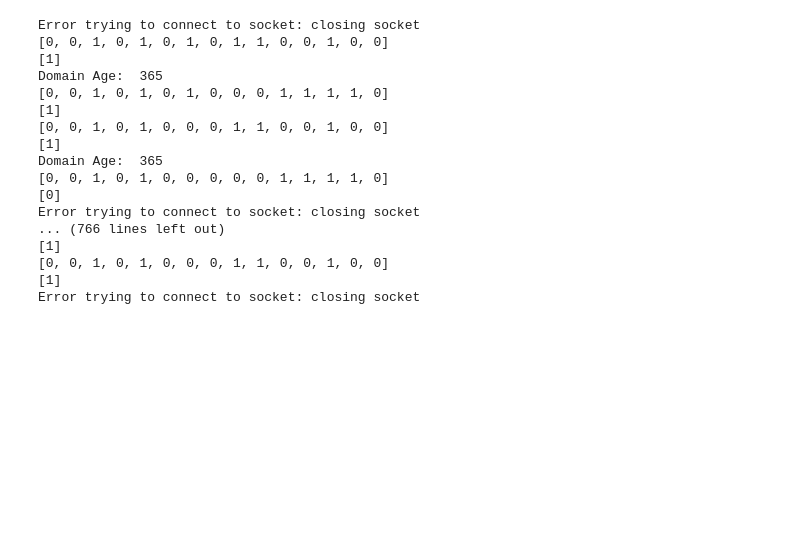
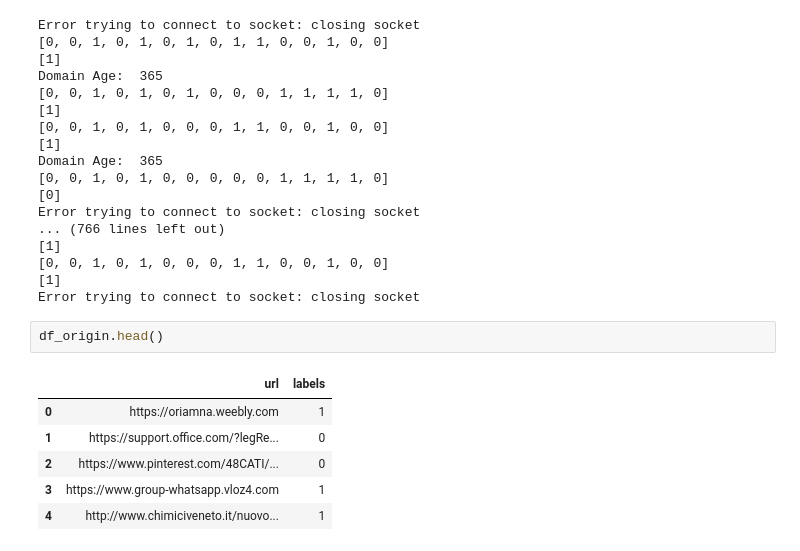
Before and after one commit to aidenpearce001/Phishing-detection-ML, a Jupyter notebook: Generate Dataset/Random Forest .ipynb, the cells around one changed output. Saved outputs shown, nothing was run; the diff lists cells and outputs as text; blank space fills up the shorter version.

```diff
--- a/Generate Dataset/Random Forest .ipynb
+++ b/Generate Dataset/Random Forest .ipynb
@@ -188,3 +189,12 @@ Error trying to connect to socket: closing socket
 [0, 0, 1, 0, 1, 0, 0, 0, 1, 1, 0, 0, 1, 0, 0]
 [1]
 Error trying to connect to socket: closing socket
+# %%
+df_origin.head()
+# %% [output]
+|  | url | labels |
+| 0 | https://oriamna.weebly.com | 1 |
+| 1 | https://support.office.com/?legRe... | 0 |
+| 2 | https://www.pinterest.com/48CATI/... | 0 |
+| 3 | https://www.group-whatsapp.vloz4.com | 1 |
+| 4 | http://www.chimiciveneto.it/nuovo... | 1 |
```
Also changed, not shown: parts of 9 cells of this notebook, 9 other files.
